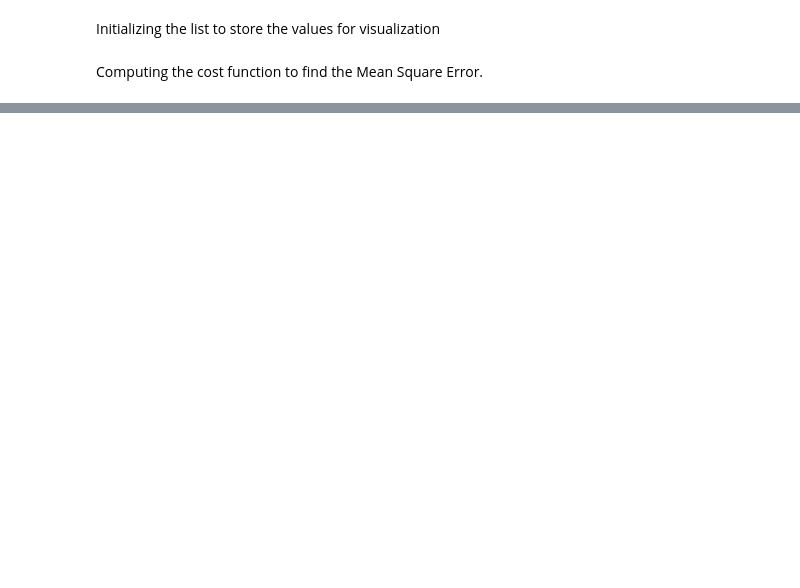
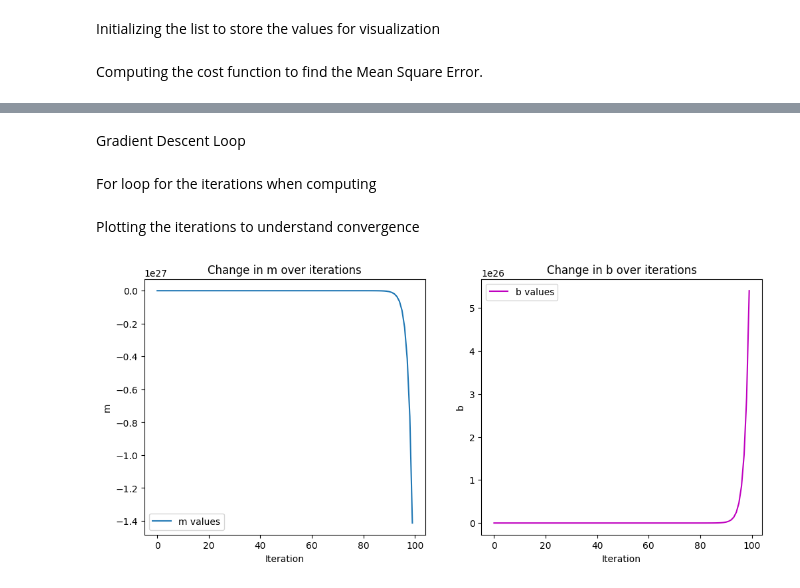
Before and after one commit to ktanguy/normal-dist, a Jupyter notebook: normal.ipynb, the cells around one changed output, grey strips where cells are left out. Cells and saved outputs as stored; diff of their text form; code cells hidden in the pictures; blank space fills up the shorter version.

```diff
--- a/normal.ipynb
+++ b/normal.ipynb
@@ -59,0 +62,49 @@ def cost_function(m, b):
+# %%
+def gradients(m, b):
+  y_pred = m*X + b
+  n = len(X)
+  dJ_dm = -2/n * np.sum((y_pred - y)* X)
+  dJ_db = -2/n * np.sum((y - y_pred))
+  return dJ_dm, dJ_db
+# %% [markdown]
+Gradient Descent Loop
+# %%
+prev_cost = cost_function(m, b)
+# %% [markdown]
+For loop for the iterations when computing
+# %%
+for i in range(max_iters):
+  dJ_dm, dJ_db = gradients(m, b)
+  m = m - alpha * dJ_dm
+  b = b - alpha * dJ_db
+  m_vals.append(m)
+  b_vals.append(b)
+  cost = cost_function(m, b)
+  cost_vals.append(cost)
+  if abs(prev_cost - cost) < tolerance:
+        break
+  prev_cost = cost
+# %% [markdown]
+Plotting the iterations to understand convergence
+# %%
+plt.figure(figsize=(12, 5))
+
+# Plot m updates
+plt.subplot(1, 2, 1)
+plt.plot(m_vals, label="m values")
+plt.xlabel("Iteration")
+plt.ylabel("m")
+plt.title("Change in m over iterations")
+plt.legend()
+
+# Plot b updates
+plt.subplot(1, 2, 2)
+plt.plot(b_vals, label="b values", color='m')
+plt.xlabel("Iteration")
+plt.ylabel("b")
+plt.title("Change in b over iterations")
+plt.legend()
+
+plt.show()
+# %% [output]
+[figure, added]
```
Also changed, not shown: parts of 2 cells of this notebook.
